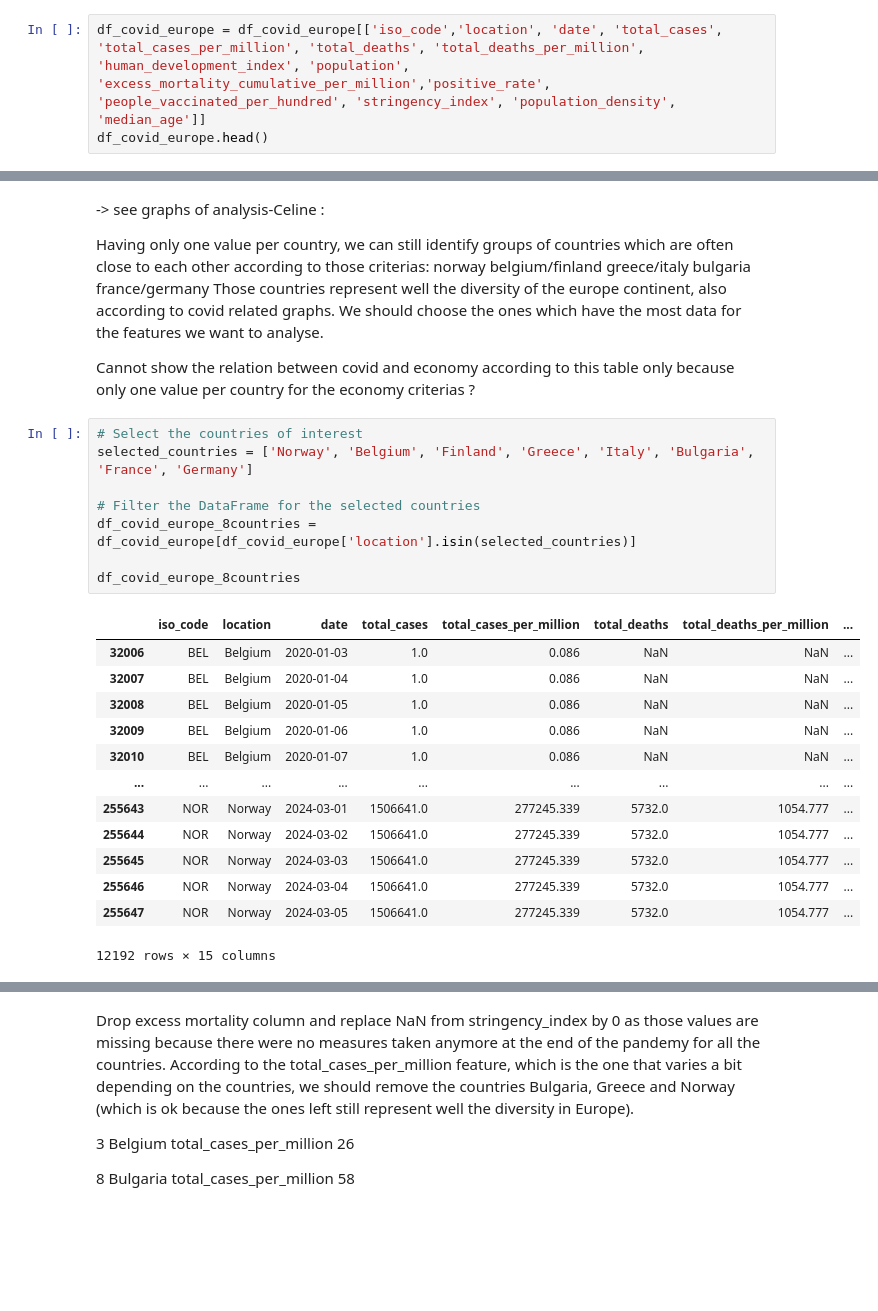
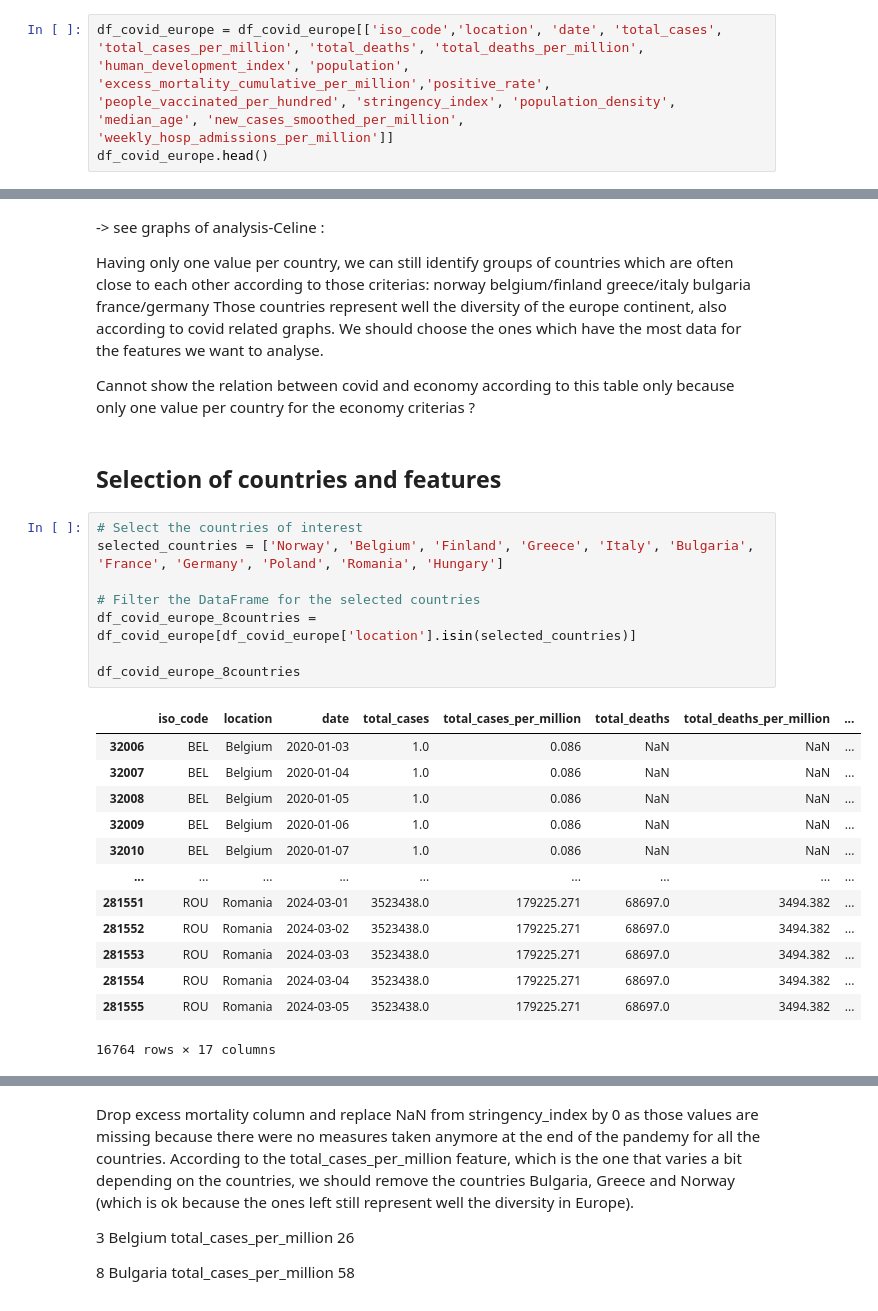
Before and after one commit to fernandolalanne/Practice-Project-Digital-Lab, a Jupyter notebook: analysis-short.ipynb, the cells around one changed output, grey strips where cells are left out. Cells and saved outputs as stored; diff of their text form; blank space fills up the shorter version.

```diff
--- a/analysis-short.ipynb
+++ b/analysis-short.ipynb
@@ -124,7 +127,7 @@ df_covid_europe
 | 372600 | VAT | Europe | Vatican | 2024-03-05 | 26.0 | 0.0 | 0.0 | NaN | ... |
 77724 rows × 67 columns
 # %%
-df_covid_europe = df_covid_europe[['iso_code','location', 'date', 'total_cases', 'total_cases_per_million', 'total_deaths', 'total_deaths_per_million', 'human_development_index', 'population', 'excess_mortality_cumulative_per_million','positive_rate', 'people_vaccinated_per_hundred', 'stringency_index', 'population_density', 'median_age']]
+df_covid_europe = df_covid_europe[['iso_code','location', 'date', 'total_cases', 'total_cases_per_million', 'total_deaths', 'total_deaths_per_million', 'human_development_index', 'population', 'excess_mortality_cumulative_per_million','positive_rate', 'people_vaccinated_per_hundred', 'stringency_index', 'population_density', 'median_age', 'new_cases_smoothed_per_million', 'weekly_hosp_admissions_per_million']]
 df_covid_europe.head()
 # %% [output]
 |  | iso_code | location | date | total_cases | total_cases_per_million | total_deaths | total_deaths_per_million | ... |
@@ -195,27 +218,29 @@ Those countries represent well the diversity of the europe continent, also accor
 We should choose the ones which have the most data for the features we want to analyse.
 
 Cannot show the relation between covid and economy according to this table only because only one value per country for the economy criterias ?
+# %% [markdown]
+## Selection of countries and features
 # %%
 # Select the countries of interest
-selected_countries = ['Norway', 'Belgium', 'Finland', 'Greece', 'Italy', 'Bulgaria', 'France', 'Germany']
+selected_countries = ['Norway', 'Belgium', 'Finland', 'Greece', 'Italy', 'Bulgaria', 'France', 'Germany', 'Poland', 'Romania', 'Hungary']
 
 # Filter the DataFrame for the selected countries
 df_covid_europe_8countries = df_covid_europe[df_covid_europe['location'].isin(selected_countries)]
 
 df_covid_europe_8countries
 # %% [output]
 |  | iso_code | location | date | total_cases | total_cases_per_million | total_deaths | total_deaths_per_million | ... |
 | 32006 | BEL | Belgium | 2020-01-03 | 1.0 | 0.086 | NaN | NaN | ... |
 | 32007 | BEL | Belgium | 2020-01-04 | 1.0 | 0.086 | NaN | NaN | ... |
 | 32008 | BEL | Belgium | 2020-01-05 | 1.0 | 0.086 | NaN | NaN | ... |
 | 32009 | BEL | Belgium | 2020-01-06 | 1.0 | 0.086 | NaN | NaN | ... |
 | 32010 | BEL | Belgium | 2020-01-07 | 1.0 | 0.086 | NaN | NaN | ... |
 | ... | ... | ... | ... | ... | ... | ... | ... | ... |
-| 255643 | NOR | Norway | 2024-03-01 | 1506641.0 | 277245.339 | 5732.0 | 1054.777 | ... |
-| 255644 | NOR | Norway | 2024-03-02 | 1506641.0 | 277245.339 | 5732.0 | 1054.777 | ... |
-| 255645 | NOR | Norway | 2024-03-03 | 1506641.0 | 277245.339 | 5732.0 | 1054.777 | ... |
-| 255646 | NOR | Norway | 2024-03-04 | 1506641.0 | 277245.339 | 5732.0 | 1054.777 | ... |
-| 255647 | NOR | Norway | 2024-03-05 | 1506641.0 | 277245.339 | 5732.0 | 1054.777 | ... |
+| 281551 | ROU | Romania | 2024-03-01 | 3523438.0 | 179225.271 | 68697.0 | 3494.382 | ... |
+| 281552 | ROU | Romania | 2024-03-02 | 3523438.0 | 179225.271 | 68697.0 | 3494.382 | ... |
+| 281553 | ROU | Romania | 2024-03-03 | 3523438.0 | 179225.271 | 68697.0 | 3494.382 | ... |
+| 281554 | ROU | Romania | 2024-03-04 | 3523438.0 | 179225.271 | 68697.0 | 3494.382 | ... |
+| 281555 | ROU | Romania | 2024-03-05 | 3523438.0 | 179225.271 | 68697.0 | 3494.382 | ... |
-12192 rows × 15 columns
+16764 rows × 17 columns
 # %%
 # Select the features of interest
```
Also changed, not shown: parts of 49 cells of this notebook, 9 other files.
